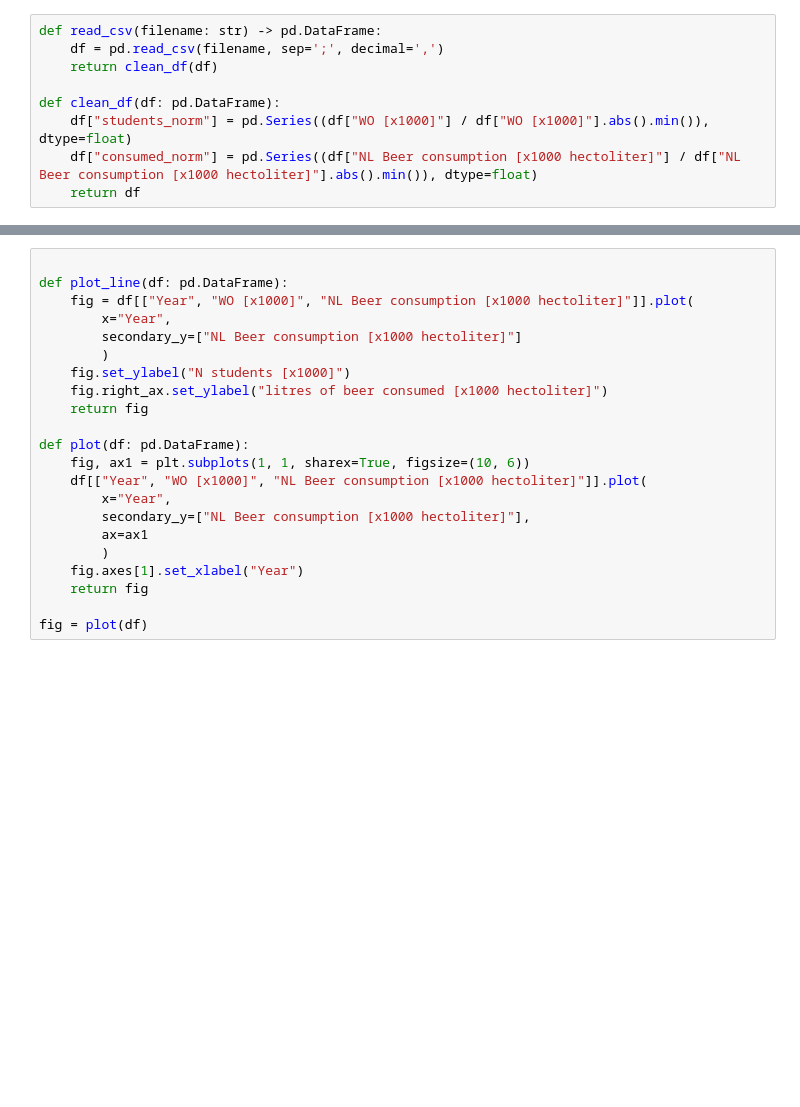
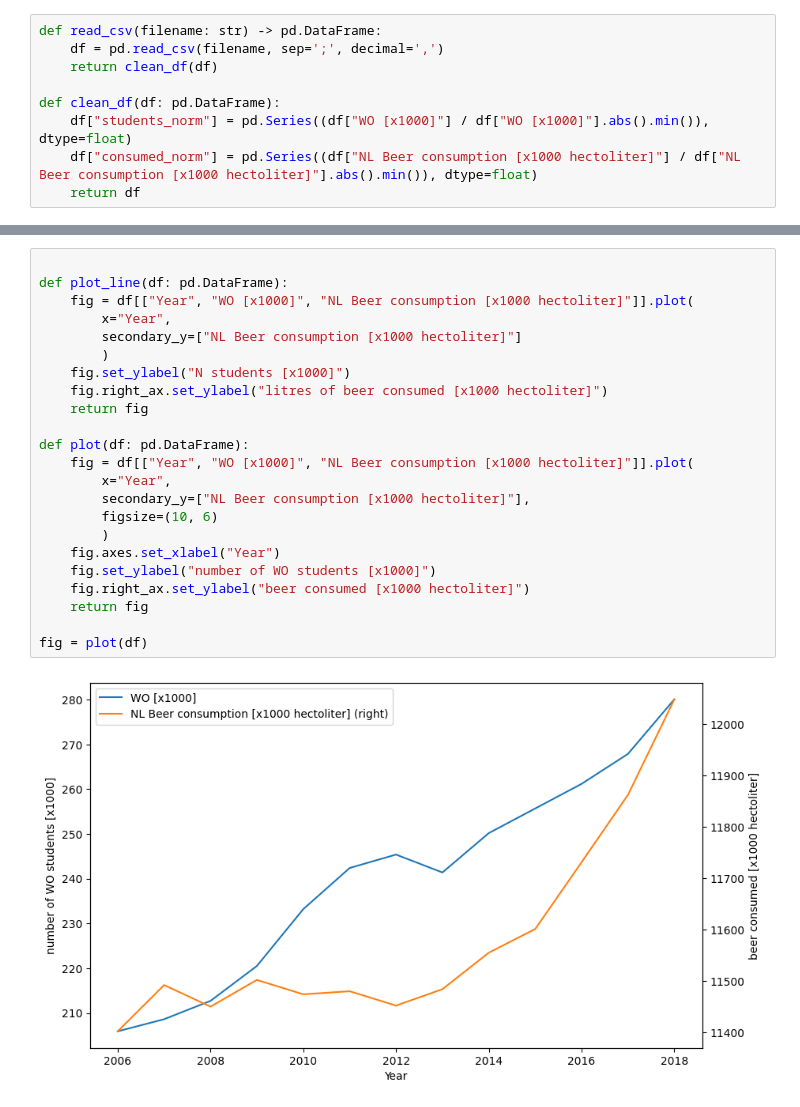
Before and after one commit to oskarbosgraaf/CS_Assignment_13220977, a Jupyter notebook: solution_13220977.ipynb, the cells around one changed output, grey strips where cells are left out. Saved outputs shown, nothing was run; the diff lists cells and outputs as text; blank space fills up the shorter version.

```diff
--- a/solution_13220977.ipynb
+++ b/solution_13220977.ipynb
@@ -21,22 +32,25 @@ df.head(10)
 # %%
 
 def plot_line(df: pd.DataFrame):
     fig = df[["Year", "WO [x1000]", "NL Beer consumption [x1000 hectoliter]"]].plot(
         x="Year",
         secondary_y=["NL Beer consumption [x1000 hectoliter]"]
         )
     fig.set_ylabel("N students [x1000]")
     fig.right_ax.set_ylabel("litres of beer consumed [x1000 hectoliter]")
     return fig
 
 def plot(df: pd.DataFrame):
-    fig, ax1 = plt.subplots(1, 1, sharex=True, figsize=(10, 6))
-    df[["Year", "WO [x1000]", "NL Beer consumption [x1000 hectoliter]"]].plot(
+    fig = df[["Year", "WO [x1000]", "NL Beer consumption [x1000 hectoliter]"]].plot(
         x="Year",
         secondary_y=["NL Beer consumption [x1000 hectoliter]"],
-        ax=ax1
+        figsize=(10, 6)
         )
-    fig.axes[1].set_xlabel("Year")
+    fig.axes.set_xlabel("Year")
+    fig.set_ylabel("number of WO students [x1000]")
+    fig.right_ax.set_ylabel("beer consumed [x1000 hectoliter]")
     return fig
 
 fig = plot(df)
+# %% [output]
+[figure, added]
```
Also changed, not shown: parts of 2 cells of this notebook.
